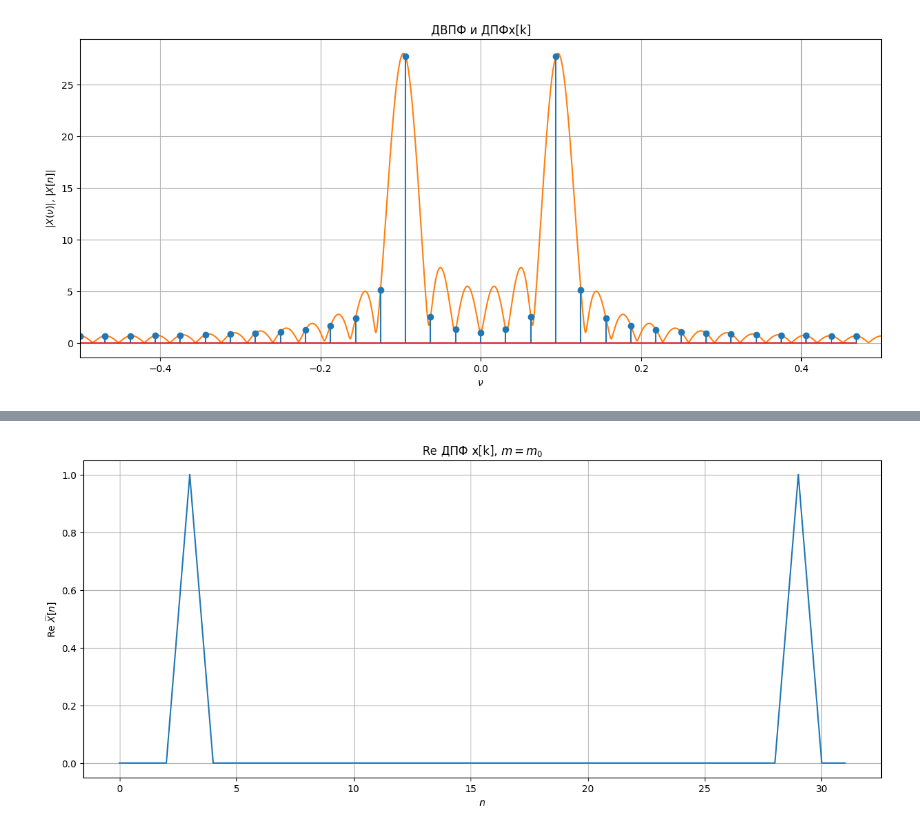
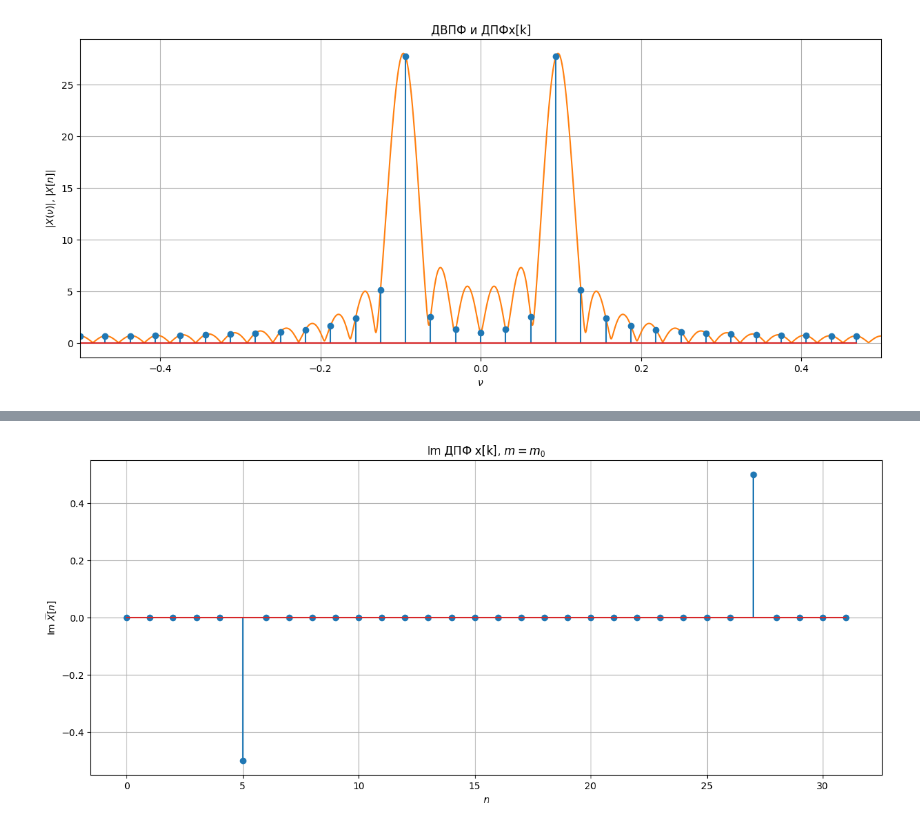
Before and after one commit to Mikholen/Radiofiz_labs, a Jupyter notebook: Lab_2.ipynb, the cells around one changed output, grey strips where cells are left out. Saved outputs shown, nothing was run; the diff lists cells and outputs as text; code cells hidden in the pictures.

```diff
--- a/Lab_2.ipynb
+++ b/Lab_2.ipynb
@@ -312,0 +335,18 @@ plt.grid()
+# %%
+N = 32
+m_0 = 5
+k = np.arange (N)
+n = np.arange (N)
+
+
+x = np.cos ((2 * np.pi * m_0 * k) / N) + np.sin((2 * np.pi * m_0 * k) / N)
+X = np.fft.fft(x) / N
+
+plt.figure(figsize=[15, 6])
+plt.stem(n, X.real)
+
+plt.title('Re ДПФ x[k], $m = m_0$')
+plt.xlabel('$n$')
+plt.ylabel('Re $\widetilde{X}[n]$')
+
+plt.grid()
@@ -313,15 +355,15 @@ plt.grid()
 # %%
-x = np.cos ((2 * np.pi * m_0 * k) / N) + np.cos((2 * np.pi * m_0 * k) / N)
+x = np.cos ((2 * np.pi * m_0 * k) / N) + np.sin((2 * np.pi * m_0 * k) / N)
 X = np.fft.fft(x) / N
 
 plt.figure(figsize=[15, 6])
-plt.plot(n, X.real)
+plt.stem(n, X.imag)
 
-plt.title('Re ДПФ x[k], $m = m_0$')
+plt.title('Im ДПФ x[k], $m = m_0$')
 plt.xlabel('$n$')
-plt.ylabel('Re $\widetilde{X}[n]$')
+plt.ylabel('Im $\widetilde{X}[n]$')
 
 plt.grid()
 # %% [output]
-[figure, old version]
+[figure, new version]
 # %%
```
Also changed, not shown: parts of 9 cells of this notebook.
